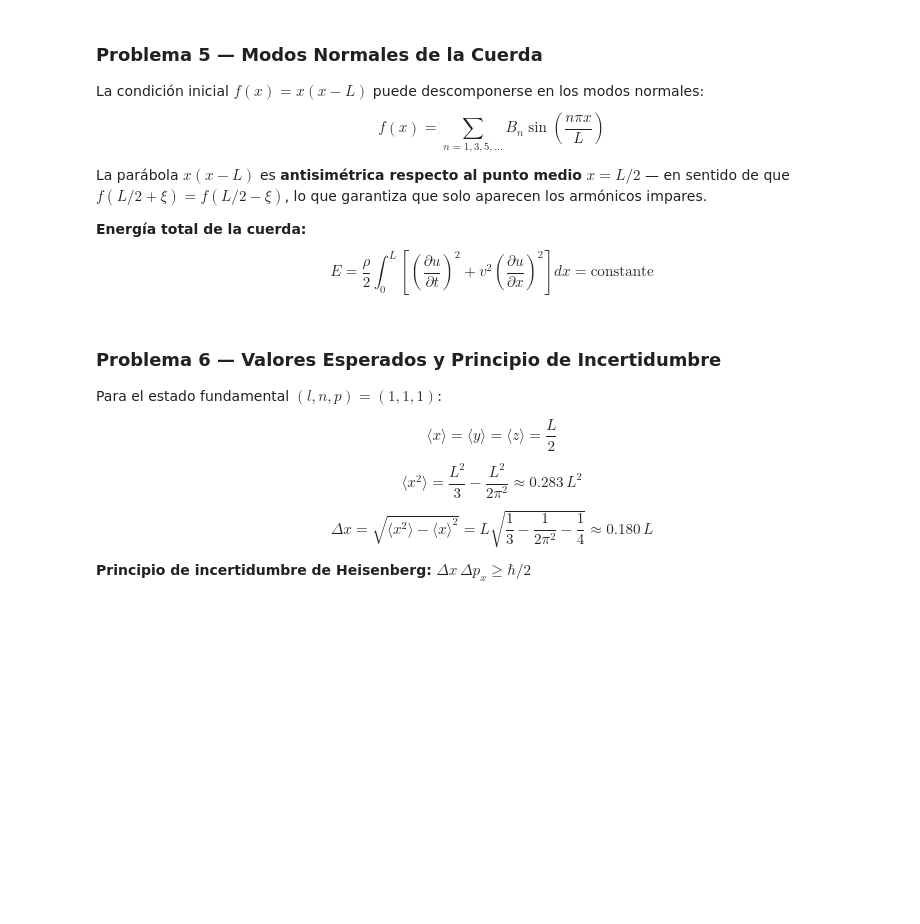
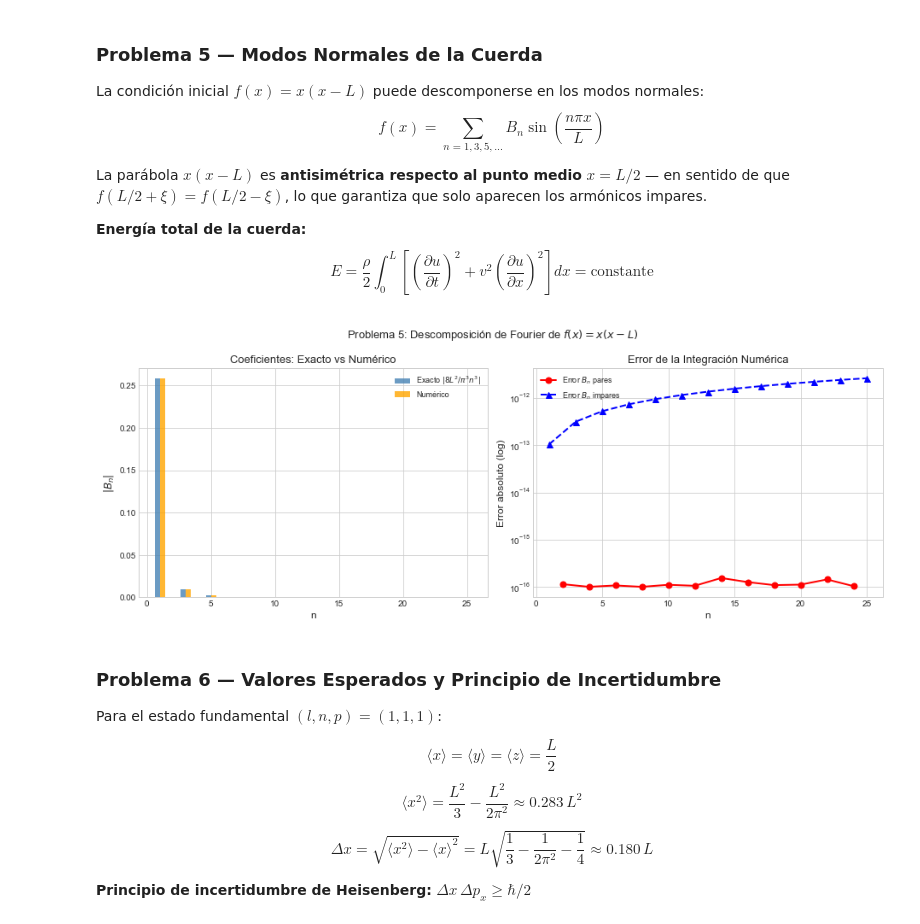
Before and after one commit to Daniel-534/FisicaMatematicaI, a Jupyter notebook: SolucionTalleres/SolucionTaller4.ipynb, the cells around one changed output. Cells and saved outputs as stored; diff of their text form; code cells hidden in the pictures; blank space fills up the shorter version.

```diff
--- a/SolucionTalleres/SolucionTaller4.ipynb
+++ b/SolucionTalleres/SolucionTaller4.ipynb
@@ -1214,34 +1298,36 @@ fig.suptitle('Problema 5: Descomposición de Fourier de $f(x)=x(x-L)$', fontsize
 
 x5_spec = np.linspace(0, L5, 1000)
 f5_exact = x5_spec*(x5_spec - L5)
 
 # Coeficientes exactos e integrales numéricas
 ns_all5 = np.arange(1, 26)
 Bn5_exact = np.zeros(len(ns_all5))
 Bn5_num   = np.zeros(len(ns_all5))
 for i, n in enumerate(ns_all5):
     if n % 2 == 1:
         Bn5_exact[i] = -8*L5**2/(np.pi**3 * n**3)
-    Bn5_num[i] = 2/L5 * np.trapezoid(f5_exact*np.sin(n*np.pi*x5_spec/L5), x5_spec)
+    Bn5_num[i] = 2/L5 * np.trapz(f5_exact*np.sin(n*np.pi*x5_spec/L5), x5_spec)
 
 axes[0].bar(ns_all5-0.2, np.abs(Bn5_exact), 0.4, label='Exacto $|8L^2/\\pi^3 n^3|$', color='steelblue', alpha=0.8)
 axes[0].bar(ns_all5+0.2, np.abs(Bn5_num),   0.4, label='Numérico', color='orange', alpha=0.8)
 axes[0].set_xlabel('n'); axes[0].set_ylabel('$|B_n|$')
 axes[0].set_title('Coeficientes: Exacto vs Numérico')
 axes[0].legend(fontsize=9); axes[0].grid(True)
 
 # Error relativo para n par (deben ser cero)
 err_pares = np.abs(Bn5_num[1::2])
 ns_pares  = ns_all5[1::2]
 axes[1].semilogy(ns_pares, err_pares+1e-16, 'ro-', markersize=7, linewidth=2, label='Error $B_n$ pares')
 axes[1].semilogy(ns_all5[::2], np.abs(Bn5_num[::2]-Bn5_exact[::2])+1e-16, 'b^--',
                  markersize=7, linewidth=2, label='Error $B_n$ impares')
 axes[1].set_xlabel('n'); axes[1].set_ylabel('Error absoluto (log)')
 axes[1].set_title('Error de la Integración Numérica')
 axes[1].legend(fontsize=9); axes[1].grid(True)
 
 plt.tight_layout()
 plt.show()
+# %% [output]
+[figure, added]
 # %% [markdown]
 ### Problema 6 — Valores Esperados y Principio de Incertidumbre
 
```
Also changed, not shown: parts of 32 cells of this notebook.
